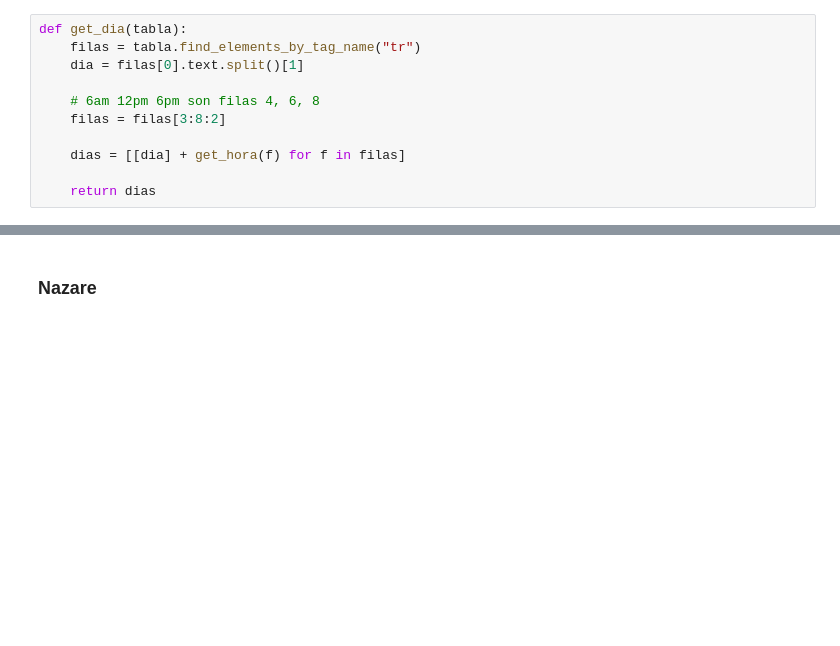
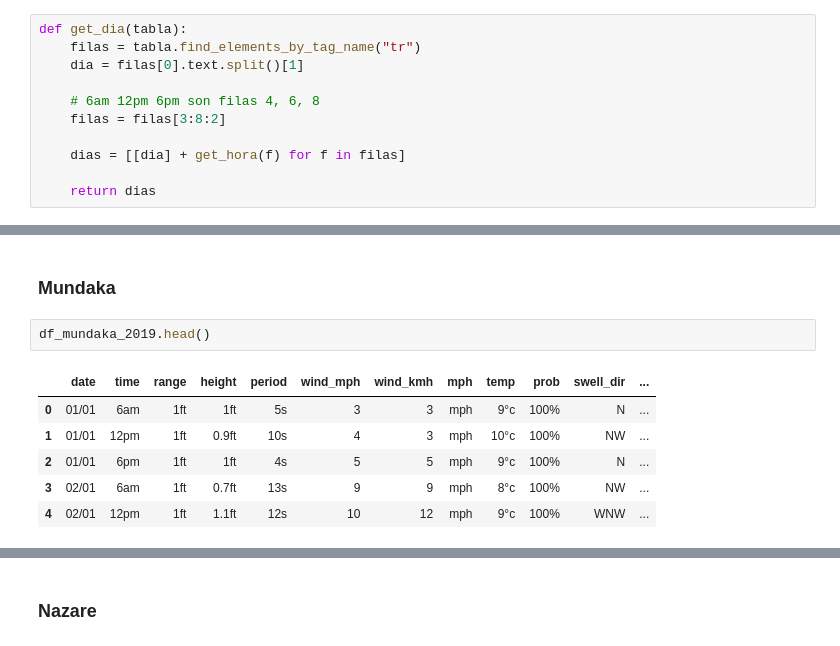
Before and after one commit to lukesmith194/SurfScanner, a Jupyter notebook: data_extraction_plus.ipynb, the cells around one changed output, grey strips where cells are left out. Drawn from its saved outputs; the diff is of its cells as text; blank space fills up the shorter version.

```diff
--- a/data_extraction_plus.ipynb
+++ b/data_extraction_plus.ipynb
@@ -176,0 +178,11 @@ ValueError: 15 columns passed, passed data had 19 columns
+# %% [markdown]
+### Mundaka
+# %%
+df_mundaka_2019.head()
+# %% [output]
+|  | date | time | range | height | period | wind_mph | wind_kmh | mph | temp | prob | swell_dir | ... |
+| 0 | 01/01 | 6am | 1ft | 1ft | 5s | 3 | 3 | mph | 9°c | 100% | N | ... |
+| 1 | 01/01 | 12pm | 1ft | 0.9ft | 10s | 4 | 3 | mph | 10°c | 100% | NW | ... |
+| 2 | 01/01 | 6pm | 1ft | 1ft | 4s | 5 | 5 | mph | 9°c | 100% | N | ... |
+| 3 | 02/01 | 6am | 1ft | 0.7ft | 13s | 9 | 9 | mph | 8°c | 100% | NW | ... |
+| 4 | 02/01 | 12pm | 1ft | 1.1ft | 12s | 10 | 12 | mph | 9°c | 100% | WNW | ... |
```
Also changed, not shown: parts of 45 cells of this notebook, 14 other files.
